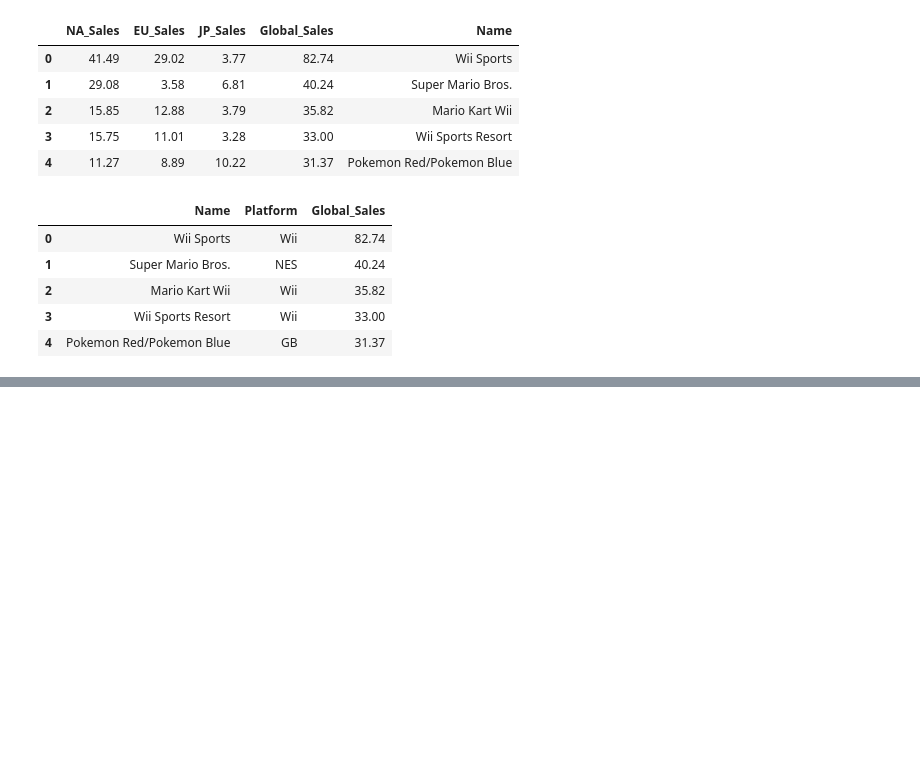
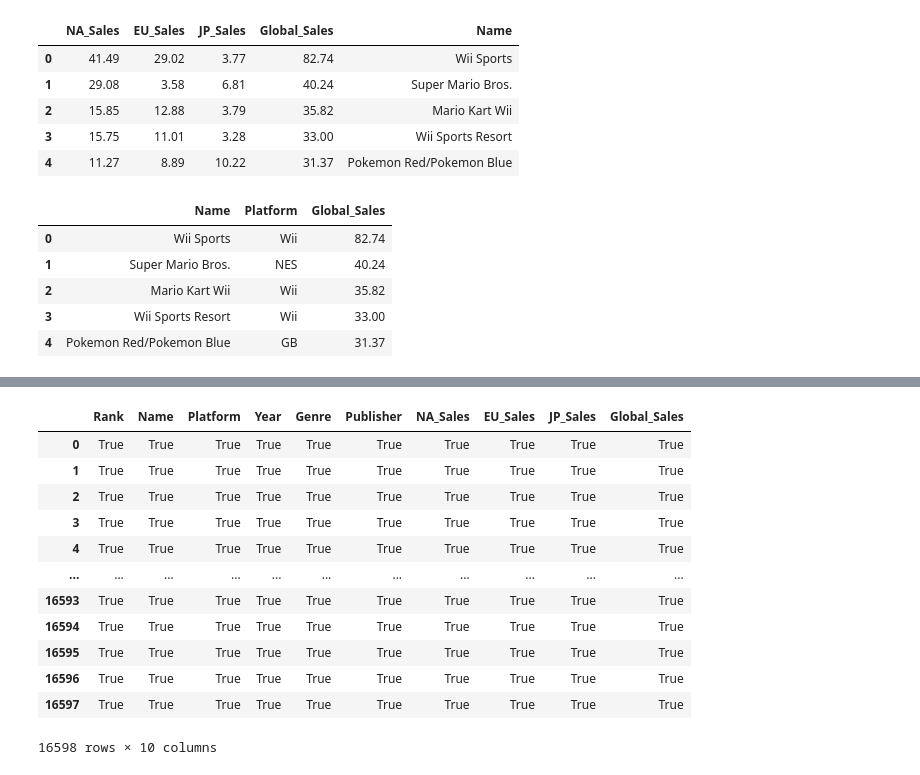
Before and after one commit to arbekaman/IntroDataAnalytics, a Jupyter notebook: Video_games_sales.ipynb, the cells around one changed output, grey strips where cells are left out. Saved outputs shown, nothing was run; the diff lists cells and outputs as text; code cells hidden in the pictures; blank space fills up the shorter version.

```diff
--- a/Video_games_sales.ipynb
+++ b/Video_games_sales.ipynb
@@ -69,8 +84,8 @@ import pandas as pd
 # %%
-train_df = pd.read_csv('/Users/arbek/Desktop/IDA/vgsales.csv')
-train_df.head()
-del train_df['Other_Sales']
-print(train_df.head())
+data = pd.read_csv('/Users/arbek/Desktop/IDA/vgsales.csv')
+data.head()
+del data['Other_Sales']
+print(data.head())
 # %% [output]
    Rank                      Name Platform    Year         Genre Publisher  \
 0     1                Wii Sports      Wii  2006.0        Sports  Nintendo
@@ -107,0 +158,17 @@ df2.head(5)
+# %%
+proverka= data.notnull() # Searching null values
+proverka
+# %% [output]
+|  | Rank | Name | Platform | Year | Genre | Publisher | NA_Sales | EU_Sales | JP_Sales | Global_Sales |
+| 0 | True | True | True | True | True | True | True | True | True | True |
+| 1 | True | True | True | True | True | True | True | True | True | True |
+| 2 | True | True | True | True | True | True | True | True | True | True |
+| 3 | True | True | True | True | True | True | True | True | True | True |
+| 4 | True | True | True | True | True | True | True | True | True | True |
+| ... | ... | ... | ... | ... | ... | ... | ... | ... | ... | ... |
+| 16593 | True | True | True | True | True | True | True | True | True | True |
+| 16594 | True | True | True | True | True | True | True | True | True | True |
+| 16595 | True | True | True | True | True | True | True | True | True | True |
+| 16596 | True | True | True | True | True | True | True | True | True | True |
+| 16597 | True | True | True | True | True | True | True | True | True | True |
+16598 rows × 10 columns
```
Also changed, not shown: parts of 14 cells of this notebook.
